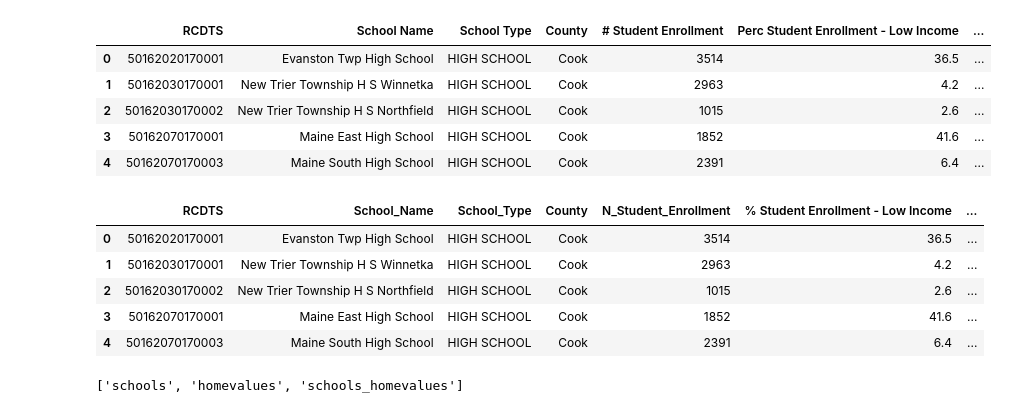
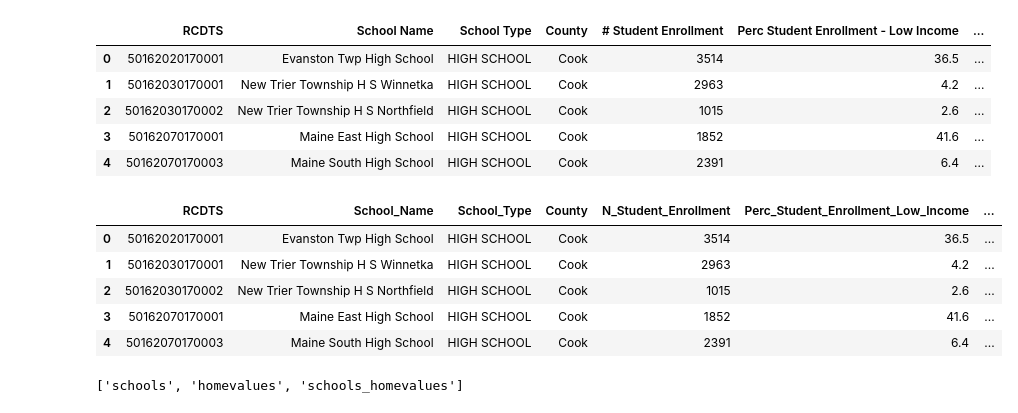
Before and after one commit to o0oo000o0o0o/Project_2, a Jupyter notebook: Data Transformation.ipynb, the cells around one changed output. Saved outputs shown, nothing was run; the diff lists cells and outputs as text; code cells hidden in the pictures.

```diff
--- a/Data Transformation.ipynb
+++ b/Data Transformation.ipynb
@@ -388,9 +389,9 @@ merged_df.to_csv("Resources/Data/Cleaned/Schools_data_homevalue_merged.csv")
 ## Load data to SQL db
 # %%
 #Open zillow home values, school data and merged files
-homevalues_cook_2019_df=pd.read_csv("Resources/Data/Cleaned/clean_homevalue_2019.csv").drop(["Unnamed: 0"], axis=1)
-schools_data_df= pd.read_csv("Resources/Data/Cleaned/cleaned_schools_data.csv").drop(["Unnamed: 0"], axis=1)
-merged_df= pd.read_csv("Resources/Data/Cleaned/Schools_data_homevalue_merged.csv").drop(["Unnamed: 0"], axis=1)
+homevalues_cook_2019_df=pd.read_csv("Resources/Data/clean_homevalue_2019.csv").drop(["Unnamed: 0"], axis=1)
+schools_data_df= pd.read_csv("Resources/Datacleaned_schools_data.csv").drop(["Unnamed: 0"], axis=1)
+merged_df= pd.read_csv("Resources/Data/Schools_data_homevalue_merged.csv").drop(["Unnamed: 0"], axis=1)
 # %%
 # Rename Columns with % to avoid running into errors with SQL
 schools_data_df.rename(columns={"% Student Enrollment - Low Income": "Perc Student Enrollment - Low Income"}, inplace=True)
@@ -405,21 +406,21 @@ schools_data_df.head()
 # %%
 # Rename Columns with %, $, # and spaces to avoid running into errors with SQL and Flask app
 merged_df.rename(columns={"School Name": "School_Name",
                           "School Type": "School_Type",
                           "# Student Enrollment": "N_Student_Enrollment",
-                          "% Student Enrollment Low Income": "Perc_Student_Enrollment_Low_Income",
+                          "% Student Enrollment - Low Income": "Perc_Student_Enrollment_Low_Income",
                           "Student Attendance Rate": "Student_Attendance_Rate",
                           "$ Site-level PEr-Pupil Expenditures - Subtotal": "Site_level_Per_Pupil_Expenditures_Subtotal",
                           "$ District Centralized Per-Pupil Expenditure - Subtotal": "District_Centralized_Per_Pupil_Expenditure_Subtotal",
                           "$ Total Per-Pupil Expenditures - Subtotal": "Total_Per_Pupil_Expenditures_Subtotal",
                           "SAT Reading Average": "SAT_Reading_Average",
                           "SAT Math Average": "SAT_Math_Average",
                           "CountyName": "County_Name",
                           "RecType": "Rec_Type",
                           "AvgHomeValue": "Avg_Home_Value"}, inplace=True)
 merged_df.head()
 # %% [output]
-|  | RCDTS | School_Name | School_Type | County | N_Student_Enrollment | % Student Enrollment - Low Income | ... |
+|  | RCDTS | School_Name | School_Type | County | N_Student_Enrollment | Perc_Student_Enrollment_Low_Income | ... |
 | 0 | 50162020170001 | Evanston Twp High School | HIGH SCHOOL | Cook | 3514 | 36.5 | ... |
 | 1 | 50162030170001 | New Trier Township H S Winnetka | HIGH SCHOOL | Cook | 2963 | 4.2 | ... |
 | 2 | 50162030170002 | New Trier Township H S Northfield | HIGH SCHOOL | Cook | 1015 | 2.6 | ... |
```
Also changed, not shown: parts of 5 cells of this notebook, 13 other files.
